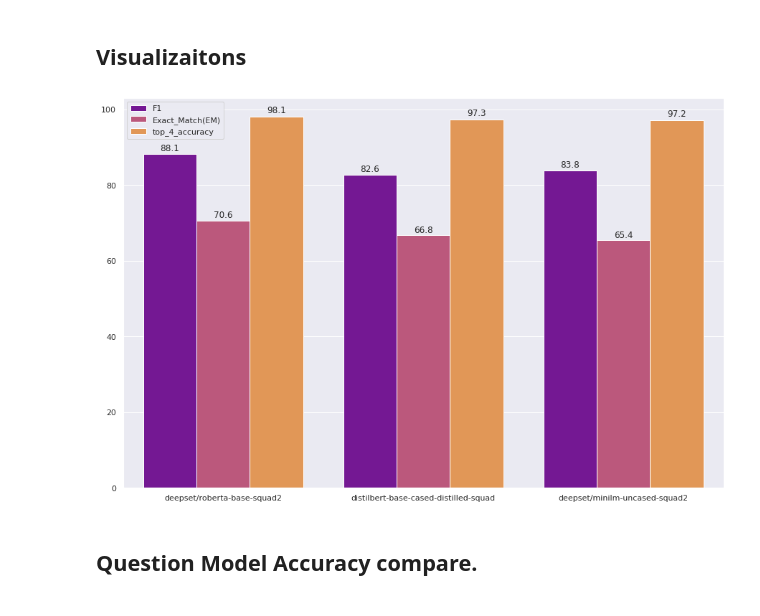
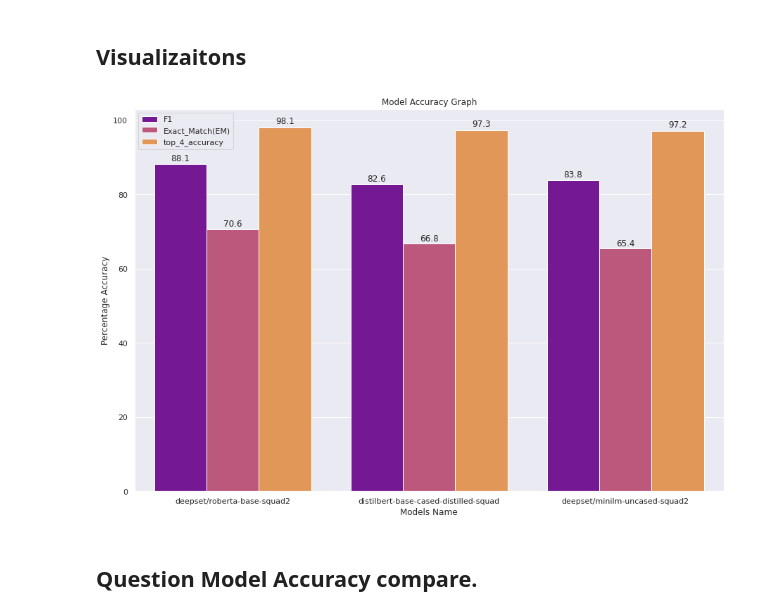
Before and after one commit to PLEX-GR00T/NLP_Application, a Jupyter notebook: Model_Comparison_Custom_QA_dataset.ipynb, the cells around one changed output. Drawn from its saved outputs; the diff is of its cells as text; code cells hidden in the pictures.

```diff
--- a/Model_Comparison_Custom_QA_dataset.ipynb
+++ b/Model_Comparison_Custom_QA_dataset.ipynb
@@ -324,25 +324,25 @@ def show_values(axs, orient="v", space=.01):
 # %%
 import matplotlib.pyplot as plt
 import seaborn as sns
 import numpy as np
 
 d = {
     'x':    ['deepset/roberta-base-squad2', 'deepset/roberta-base-squad2',  'deepset/roberta-base-squad2', 'distilbert-base-cased-distilled-squad', 'distilbert-base-cased-distilled-squad', 'distilbert-base-cased-distilled-squad', 'deepset/minilm-uncased-squad2', 'deepset/minilm-uncased-squad2', 'deepset/minilm-uncased-squad2'],
     'y':    [   88.11,    70.61,   98.10,     82.61,     66.83,     97.33,    83.75,    65.37,   97.16],
     'group':[  'F1',  'Exact_Match(EM)', 'top_4_accuracy',   'F1',  'Exact_Match(EM)',  'top_4_accuracy',   'F1',  'Exact_Match(EM)',  'top_4_accuracy']
 }
 
 # sns.barplot(x='x', y='y', hue="group", data=d)
 
 
 sns.set(rc={'figure.figsize':(15, 10)})
 ax = sns.barplot(x='x', y='y', hue="group", data=d, palette='plasma')
-
+ax.set(ylabel="Percentage Accuracy", xlabel="Models Name", title="Model Accuracy Graph")
 ax.tick_params(axis='x')
 
 #show values on barplot
 show_values(ax, "v", space=0)
 fig = ax.get_figure()
 fig.savefig('/content/drive/MyDrive/297_NLP/Final_Project/Models_Accuracy_compare', dpi = 400)
 # %% [output]
-[figure, old version]
+[figure, new version]
```
Also changed, not shown: parts of 2 cells of this notebook.
